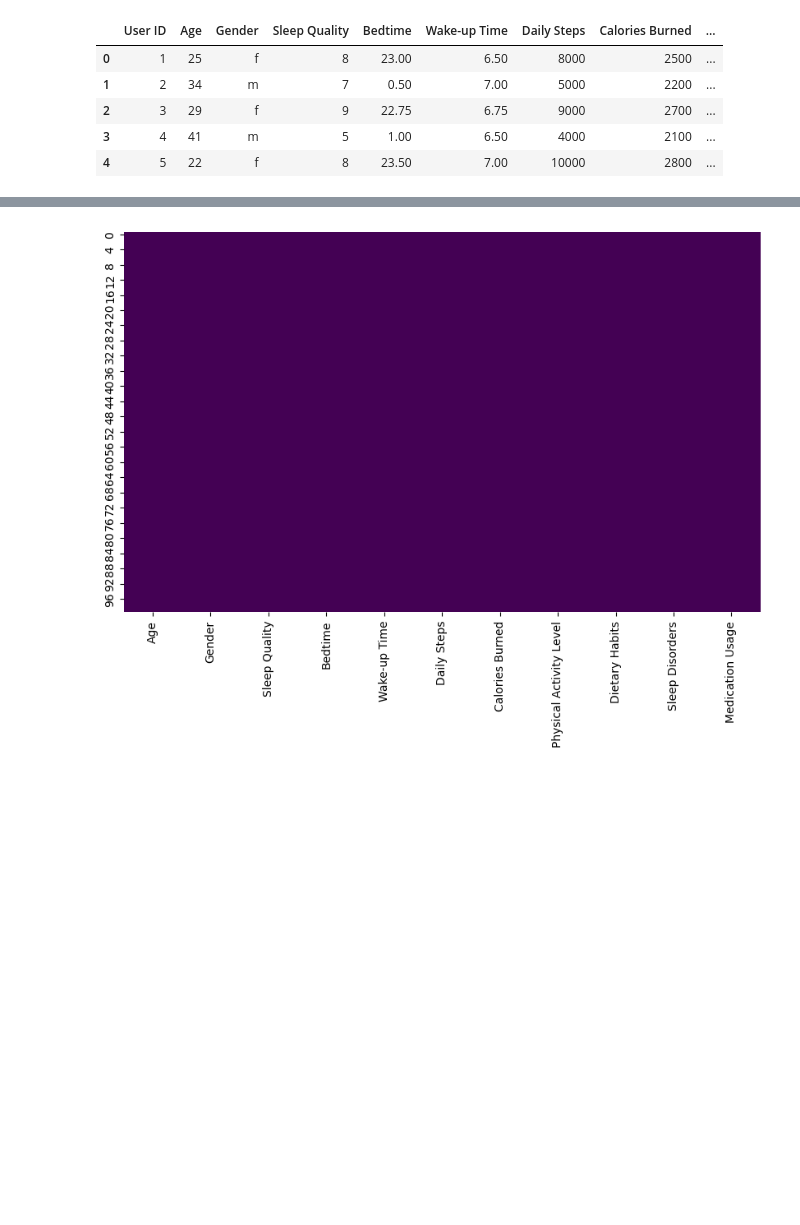
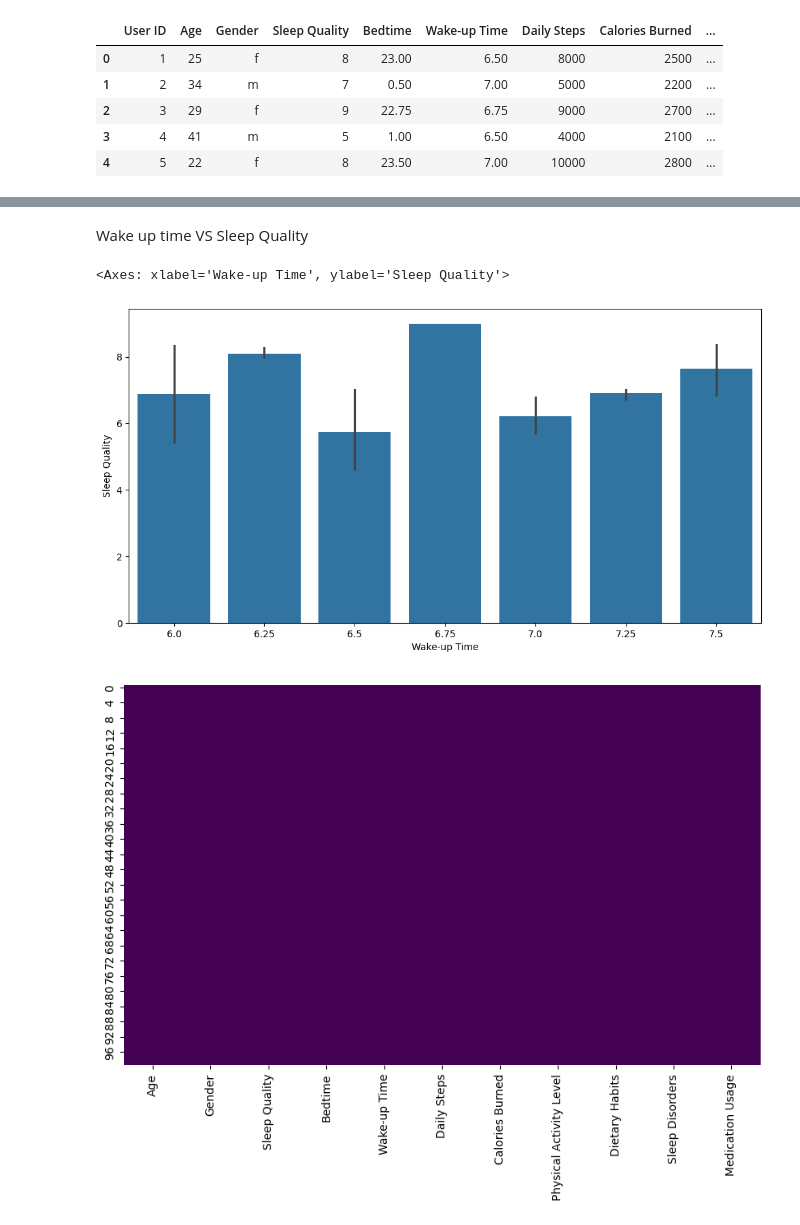
Before and after one commit to Laxman2024/Health-and-sleep-statistics, a Jupyter notebook: sleep.ipynb, the cells around one changed output, grey strips where cells are left out. Drawn from its saved outputs; the diff is of its cells as text; code cells hidden in the pictures; blank space fills up the shorter version.

```diff
--- a/sleep.ipynb
+++ b/sleep.ipynb
@@ -323,3 +343,11 @@ data.head()
+# %% [markdown]
+Wake up time VS Sleep Quality
+# %%
+plt.figure(figsize=(12,6))
+sns.barplot(x = 'Wake-up Time', y= 'Sleep Quality', data = data)
+# %% [output]
+<Axes: xlabel='Wake-up Time', ylabel='Sleep Quality'>
+[figure, added]
 # %%
 # Visualize missing values as a heatmap
 plt.figure(figsize=(10, 6))
```
Also changed, not shown: parts of 7 cells of this notebook, 1 other file.
